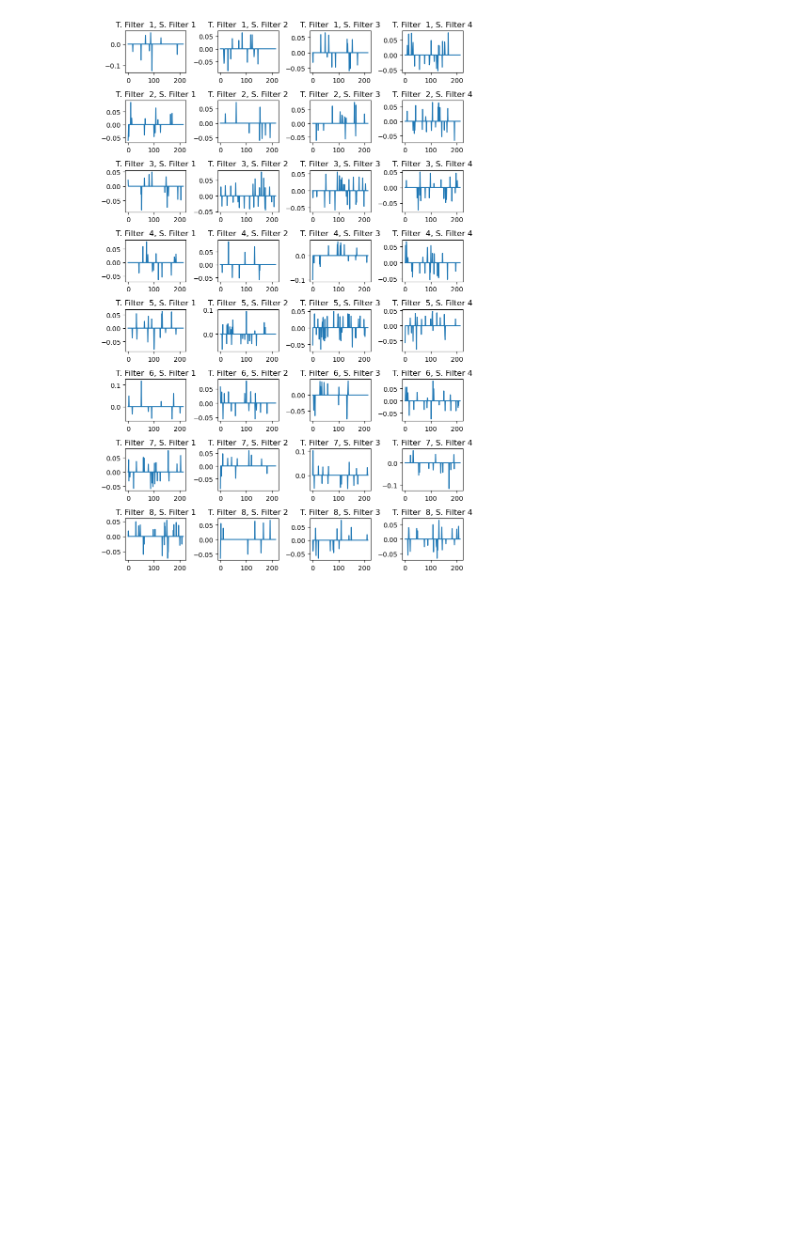
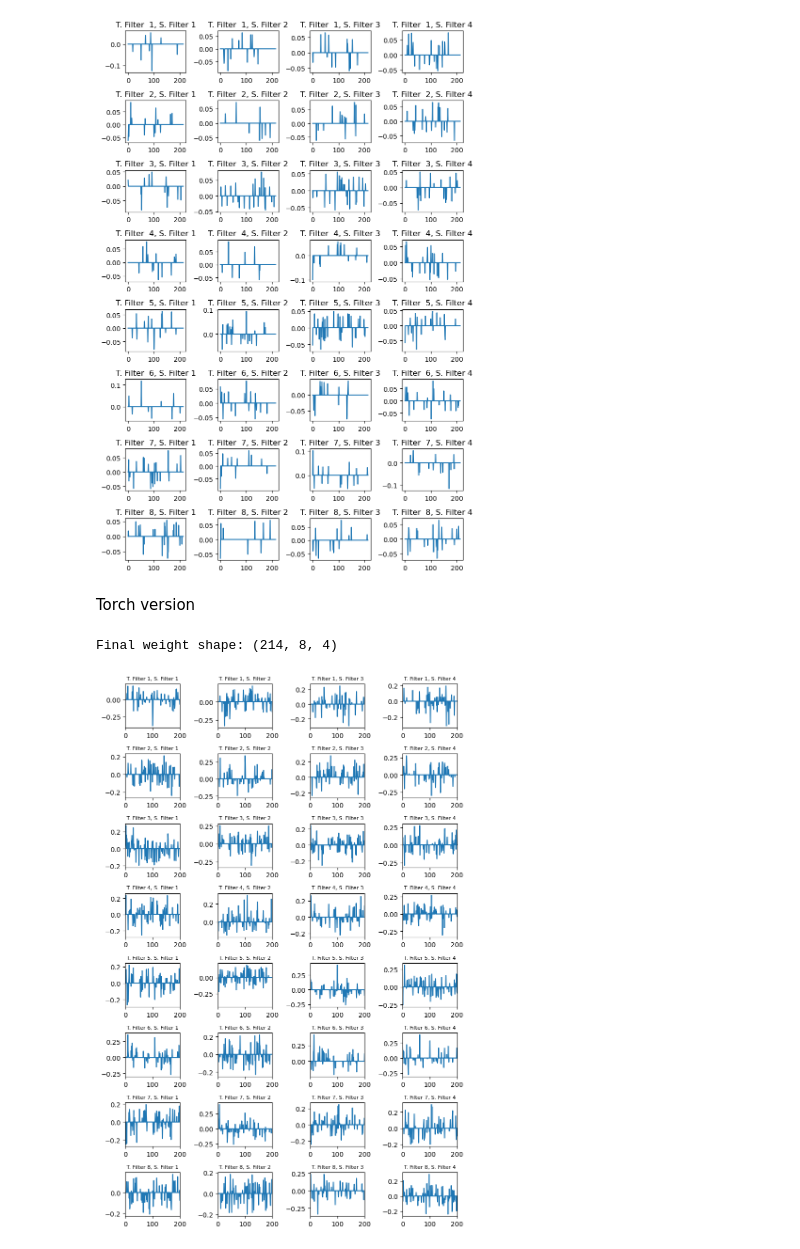
Before and after one commit to Madeby7/fMRINet, a Jupyter notebook: fMRINet/fMRINet_8.ipynb, the cells around one changed output. Saved outputs shown, nothing was run; the diff lists cells and outputs as text; code cells hidden in the pictures; blank space fills up the shorter version.

```diff
--- a/fMRINet/fMRINet_8.ipynb
+++ b/fMRINet/fMRINet_8.ipynb
@@ -119,13 +194,0 @@ Model: "fmriNet8"
-# %%
-model.compile(loss='categorical_crossentropy', optimizer=AdamW(weight_decay=0.0005),
-              metrics = ['accuracy'])
-
-checkpointer = ModelCheckpoint(filepath='/tmp/checkpoint.h5', verbose=1,
-                               save_best_only=True)
-
-# simple learning rate schedule, half learning rate every 200 epochs
-# which seems to do ok for this data
-def lr_schedule(epoch):
-         return (0.001 * np.power(0.5, np.floor(epoch/200)))
-
-scheduler    = LearningRateScheduler(lr_schedule, verbose=1)
@@ -155,0 +197,3 @@ KeyboardInterrupt:
+# %%
+model = fmriNet8(num_classes=6, input_shape=(214,277,1), use_cuda=False, debug=False)
+# _ = model(torch.randn(1, 1, 214, 277))
@@ -217,2 +614,39 @@ plt.tight_layout()
 # %% [output]
 [figure]
+# %% [markdown]
+Torch version
+# %%
+# Perfect visualization code - use Method 2
+import matplotlib.pyplot as plt
+import numpy as np
+import torch
+
+model.eval()
+with torch.no_grad():
+    W = model.depthwise_conv.conv.weight.detach().cpu().numpy()   # (32, 1, 1, 214)
+    W = W[:, 0, 0, :]                                        # (32, 214)
+
+    # Use Method 2: TensorFlow-like organization
+    W = W.reshape(8, 4, 214).transpose(2, 0, 1)              # (214, 8, 4)
+
+    print(f"Final weight shape: {W.shape}")  # Should be (214, 8, 4)
+
+# Create visualization exactly like TensorFlow
+fig, axes = plt.subplots(8, 4, figsize=(8, 12))
+
+for j in range(8):  # temporal filter index
+    for k in range(4):  # spatial filter index (depth multiplier)
+        ax = axes[j, k]
+
+        # Plot the spatial response: W[spatial_position, temporal_j, spatial_k]
+        ax.plot(W[:201, j, k])  # Plot first 201 spatial positions
+        ax.set_title(f"T. Filter {j+1}, S. Filter {k+1}", fontsize=8)
+        ax.set_xlim(0, 200)
+        ax.set_xticks([0, 100, 200])
+        ax.grid(False)
+
+plt.tight_layout()
+plt.show()
+# %% [output]
+Final weight shape: (214, 8, 4)
+[figure, added]
```
Also changed, not shown: parts of 39 cells of this notebook, 8 other files.
